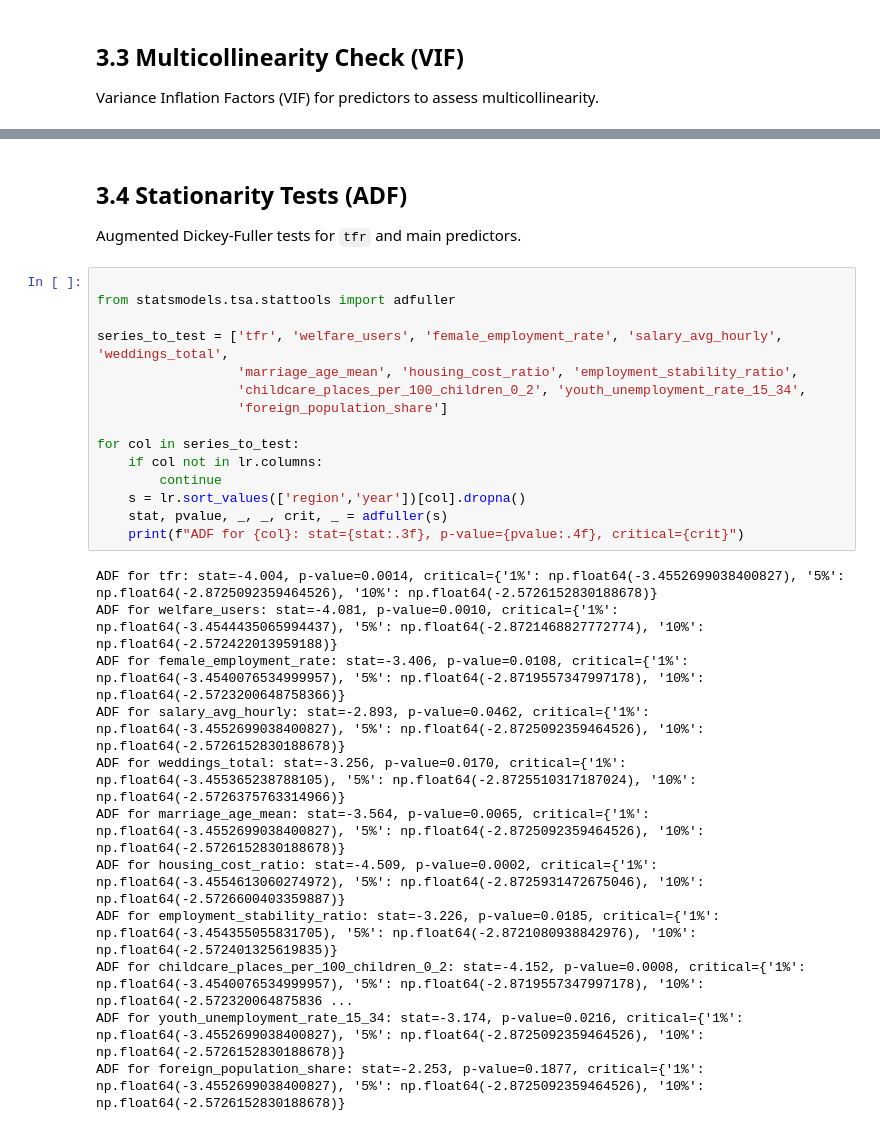
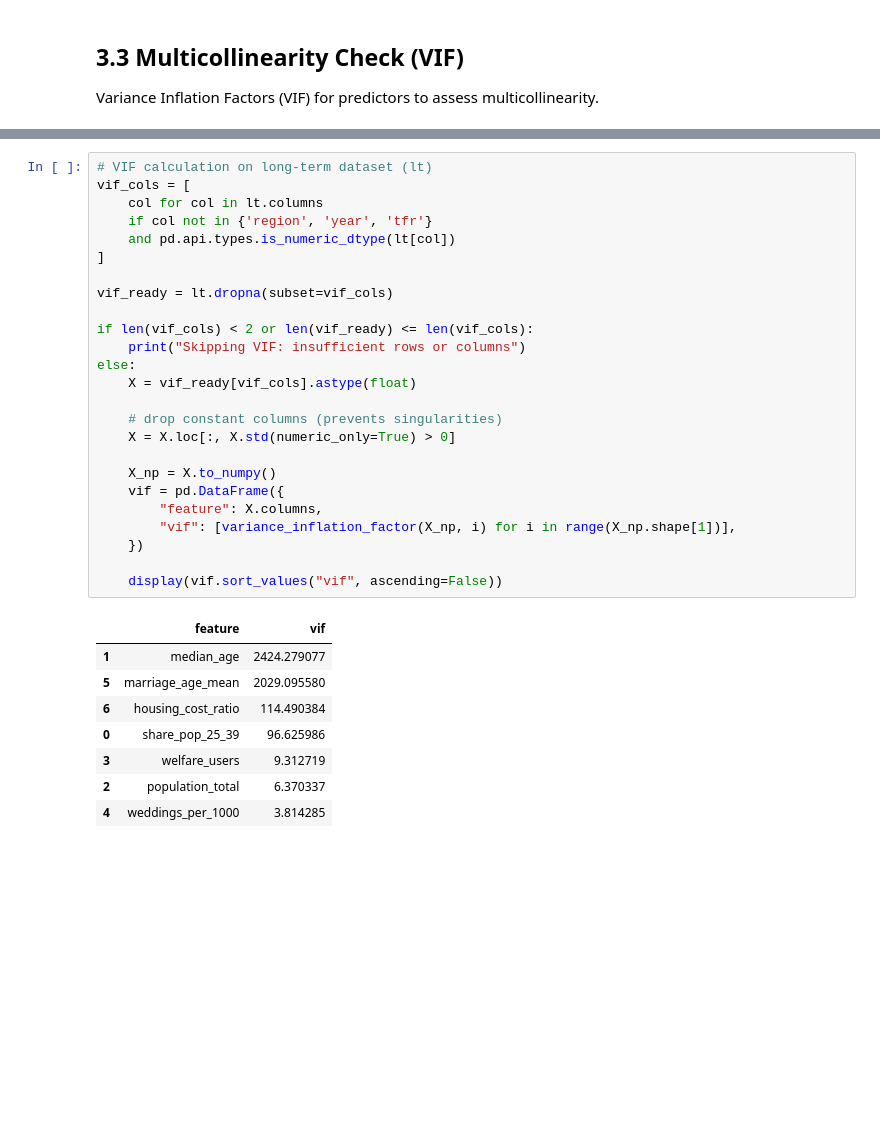
Before and after one commit to ColonelBBQ/sapienza-smos, a Jupyter notebook: main.ipynb, the cells around one changed output, grey strips where cells are left out. Cells and saved outputs as stored; diff of their text form; blank space fills up the shorter version.

```diff
--- a/main.ipynb
+++ b/main.ipynb
@@ -320,30 +250,34 @@ print(vif_df.sort_values('vif', ascending=False))
-# %% [markdown]
-## 3.4 Stationarity Tests (ADF)
-Augmented Dickey-Fuller tests for `tfr` and main predictors.
-# %%
-
-from statsmodels.tsa.stattools import adfuller
-
-series_to_test = ['tfr', 'welfare_users', 'female_employment_rate', 'salary_avg_hourly', 'weddings_total',
-                  'marriage_age_mean', 'housing_cost_ratio', 'employment_stability_ratio',
-                  'childcare_places_per_100_children_0_2', 'youth_unemployment_rate_15_34',
-                  'foreign_population_share']
-
-for col in series_to_test:
-    if col not in lr.columns:
-        continue
-    s = lr.sort_values(['region','year'])[col].dropna()
-    stat, pvalue, _, _, crit, _ = adfuller(s)
-    print(f"ADF for {col}: stat={stat:.3f}, p-value={pvalue:.4f}, critical={crit}")
-# %% [output]
-ADF for tfr: stat=-4.004, p-value=0.0014, critical={'1%': np.float64(-3.4552699038400827), '5%': np.float64(-2.8725092359464526), '10%': np.float64(-2.5726152830188678)}
-ADF for welfare_users: stat=-4.081, p-value=0.0010, critical={'1%': np.float64(-3.4544435065994437), '5%': np.float64(-2.8721468827772774), '10%': np.float64(-2.572422013959188)}
-ADF for female_employment_rate: stat=-3.406, p-value=0.0108, critical={'1%': np.float64(-3.4540076534999957), '5%': np.float64(-2.8719557347997178), '10%': np.float64(-2.5723200648758366)}
-ADF for salary_avg_hourly: stat=-2.893, p-value=0.0462, critical={'1%': np.float64(-3.4552699038400827), '5%': np.float64(-2.8725092359464526), '10%': np.float64(-2.5726152830188678)}
-ADF for weddings_total: stat=-3.256, p-value=0.0170, critical={'1%': np.float64(-3.455365238788105), '5%': np.float64(-2.8725510317187024), '10%': np.float64(-2.5726375763314966)}
-ADF for marriage_age_mean: stat=-3.564, p-value=0.0065, critical={'1%': np.float64(-3.4552699038400827), '5%': np.float64(-2.8725092359464526), '10%': np.float64(-2.5726152830188678)}
-ADF for housing_cost_ratio: stat=-4.509, p-value=0.0002, critical={'1%': np.float64(-3.4554613060274972), '5%': np.float64(-2.8725931472675046), '10%': np.float64(-2.5726600403359887)}
-ADF for employment_stability_ratio: stat=-3.226, p-value=0.0185, critical={'1%': np.float64(-3.454355055831705), '5%': np.float64(-2.8721080938842976), '10%': np.float64(-2.572401325619835)}
-ADF for childcare_places_per_100_children_0_2: stat=-4.152, p-value=0.0008, critical={'1%': np.float64(-3.4540076534999957), '5%': np.float64(-2.8719557347997178), '10%': np.float64(-2.572320064875836 ...
-ADF for youth_unemployment_rate_15_34: stat=-3.174, p-value=0.0216, critical={'1%': np.float64(-3.4552699038400827), '5%': np.float64(-2.8725092359464526), '10%': np.float64(-2.5726152830188678)}
-ADF for foreign_population_share: stat=-2.253, p-value=0.1877, critical={'1%': np.float64(-3.4552699038400827), '5%': np.float64(-2.8725092359464526), '10%': np.float64(-2.5726152830188678)}
+# %%
+# VIF calculation on long-term dataset (lt)
+vif_cols = [
+    col for col in lt.columns
+    if col not in {'region', 'year', 'tfr'}
+    and pd.api.types.is_numeric_dtype(lt[col])
+]
+
+vif_ready = lt.dropna(subset=vif_cols)
+
+if len(vif_cols) < 2 or len(vif_ready) <= len(vif_cols):
+    print("Skipping VIF: insufficient rows or columns")
+else:
+    X = vif_ready[vif_cols].astype(float)
+
+    # drop constant columns (prevents singularities)
+    X = X.loc[:, X.std(numeric_only=True) > 0]
+
+    X_np = X.to_numpy()
+    vif = pd.DataFrame({
+        "feature": X.columns,
+        "vif": [variance_inflation_factor(X_np, i) for i in range(X_np.shape[1])],
+    })
+
+    display(vif.sort_values("vif", ascending=False))
+# %% [output]
+|  | feature | vif |
+| 1 | median_age | 2424.279077 |
+| 5 | marriage_age_mean | 2029.095580 |
+| 6 | housing_cost_ratio | 114.490384 |
+| 0 | share_pop_25_39 | 96.625986 |
+| 3 | welfare_users | 9.312719 |
+| 2 | population_total | 6.370337 |
+| 4 | weddings_per_1000 | 3.814285 |
```
Also changed, not shown: parts of 17 cells of this notebook, 7 other files.
